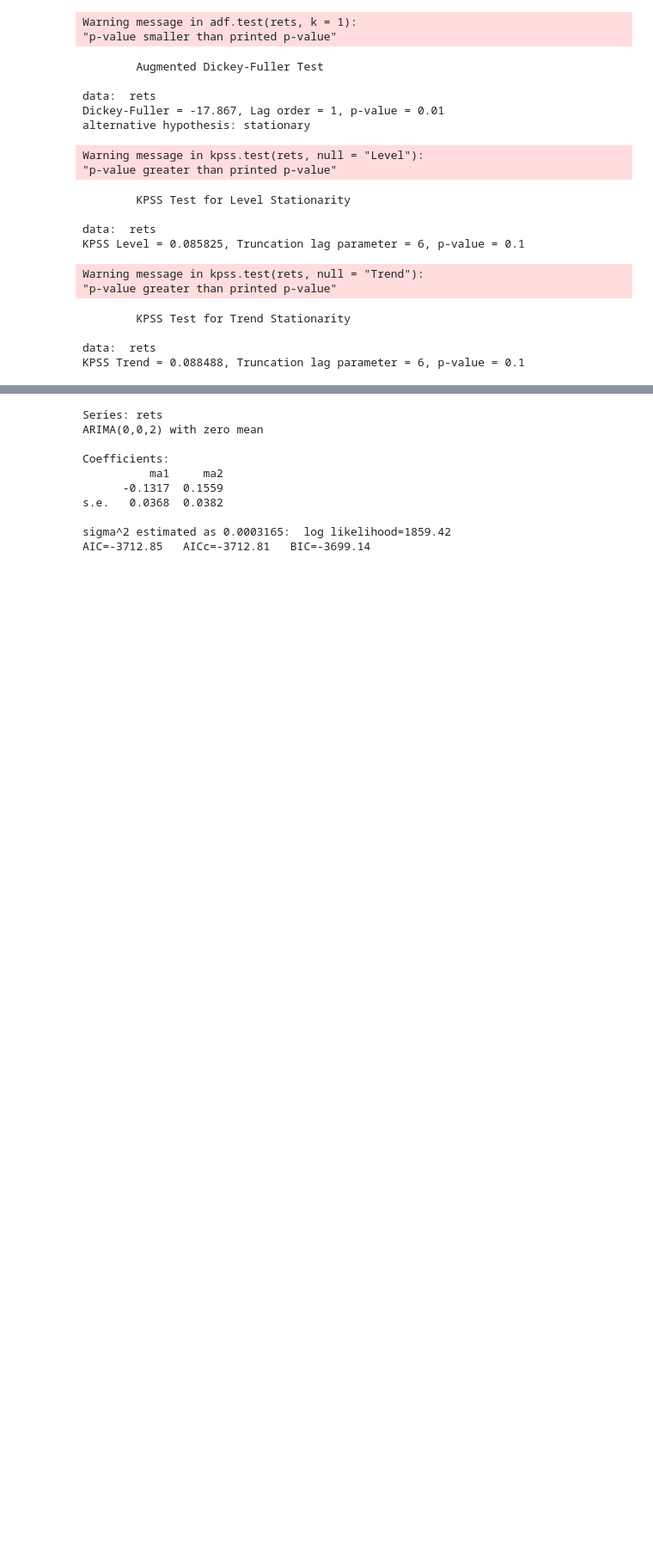
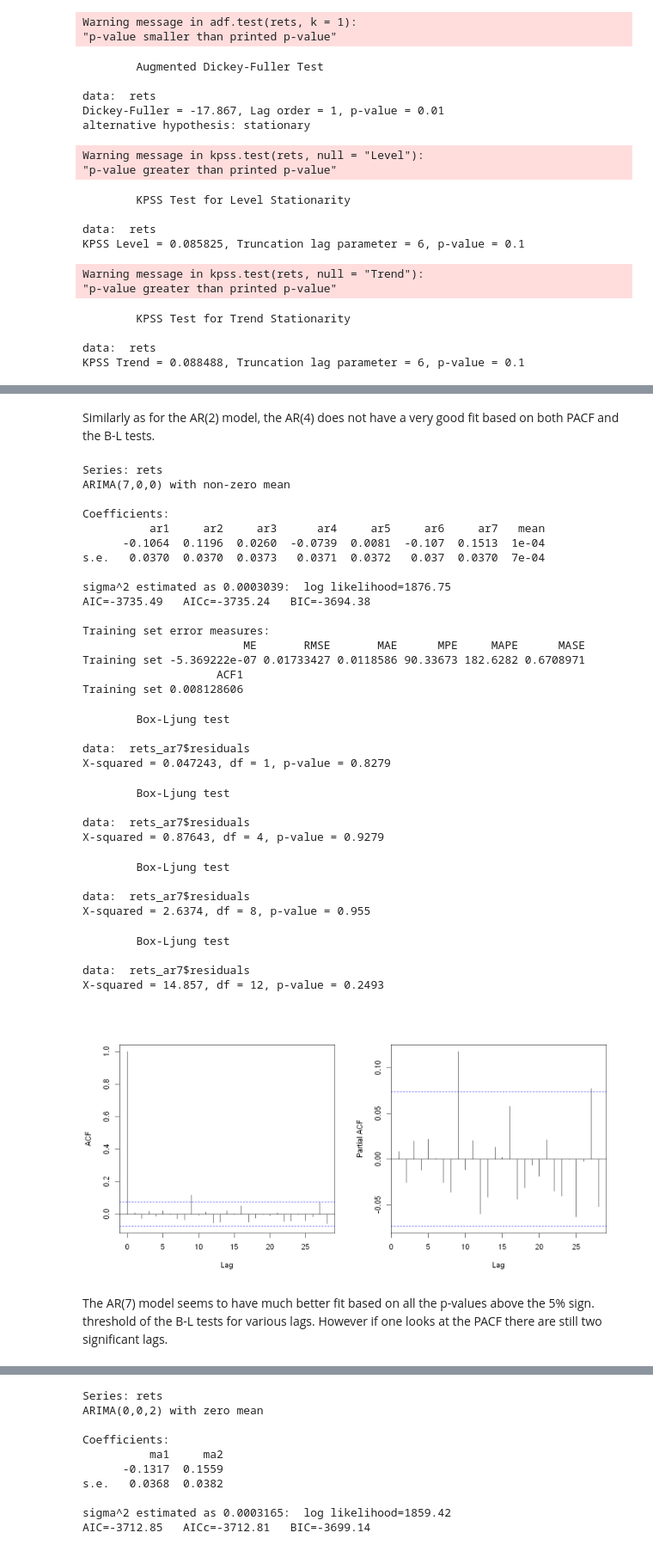
Before and after one commit to hawk-s/Financial_Econometrics, a Jupyter notebook: HA2/HA2_P2.ipynb, the cells around one changed output, grey strips where cells are left out. Shown: that part at 86% size. Saved outputs shown, nothing was run; the diff lists cells and outputs as text; code cells hidden in the pictures; blank space fills up the shorter version.

```diff
--- a/HA2/HA2_P2.ipynb
+++ b/HA2/HA2_P2.ipynb
@@ -228,3 +293,54 @@ X-squared = 45.93, df = 12, p-value = 7.134e-06
+# %% [markdown]
+Similarly as for the AR(2) model, the AR(4) does not have a very good fit based on both PACF and the B-L tests.
+# %%
+library(forecast)
+rets_ar7 <- Arima(rets, order = c(7, 0, 0))
+summary (rets_ar7)
+
+par(mfrow = c(1, 2))
+acf(rets_ar7$residuals, main = NA)
+pacf(rets_ar7$residuals, main = NA)
+
+Box.test(rets_ar7$residuals, type = "Ljung-Box", lag = 1)
+Box.test(rets_ar7$residuals, type = "Ljung-Box", lag = 4)
+Box.test(rets_ar7$residuals, type = "Ljung-Box", lag = 8)
+Box.test(rets_ar7$residuals, type = "Ljung-Box", lag = 12)
+# %% [output]
+Series: rets
+ARIMA(7,0,0) with non-zero mean
+
+Coefficients:
+          ar1     ar2     ar3      ar4     ar5     ar6     ar7   mean
+      -0.1064  0.1196  0.0260  -0.0739  0.0081  -0.107  0.1513  1e-04
+s.e.   0.0370  0.0370  0.0373   0.0371  0.0372   0.037  0.0370  7e-04
+
+sigma^2 estimated as 0.0003039:  log likelihood=1876.75
+AIC=-3735.49   AICc=-3735.24   BIC=-3694.38
+
+Training set error measures:
+                        ME       RMSE       MAE      MPE     MAPE      MASE
+Training set -5.369222e-07 0.01733427 0.0118586 90.33673 182.6282 0.6708971
+                    ACF1
+Training set 0.008128606
+        Box-Ljung test
+
+data:  rets_ar7$residuals
+X-squared = 0.047243, df = 1, p-value = 0.8279
+        Box-Ljung test
+
+data:  rets_ar7$residuals
+X-squared = 0.87643, df = 4, p-value = 0.9279
+        Box-Ljung test
+
+data:  rets_ar7$residuals
+X-squared = 2.6374, df = 8, p-value = 0.955
+        Box-Ljung test
+
+data:  rets_ar7$residuals
+X-squared = 14.857, df = 12, p-value = 0.2493
+[figure, added]
+# %% [markdown]
+The AR(7) model seems to have much better fit based on all the p-values above the 5% sign. threshold of the B-L tests for various lags. However if one looks at the PACF there are still two significant lags.
 # %%
 library(forecast)
 rets_ar9 <- Arima(rets, order = c(9, 0, 0))
```
Also changed, not shown: parts of 38 cells of this notebook.
